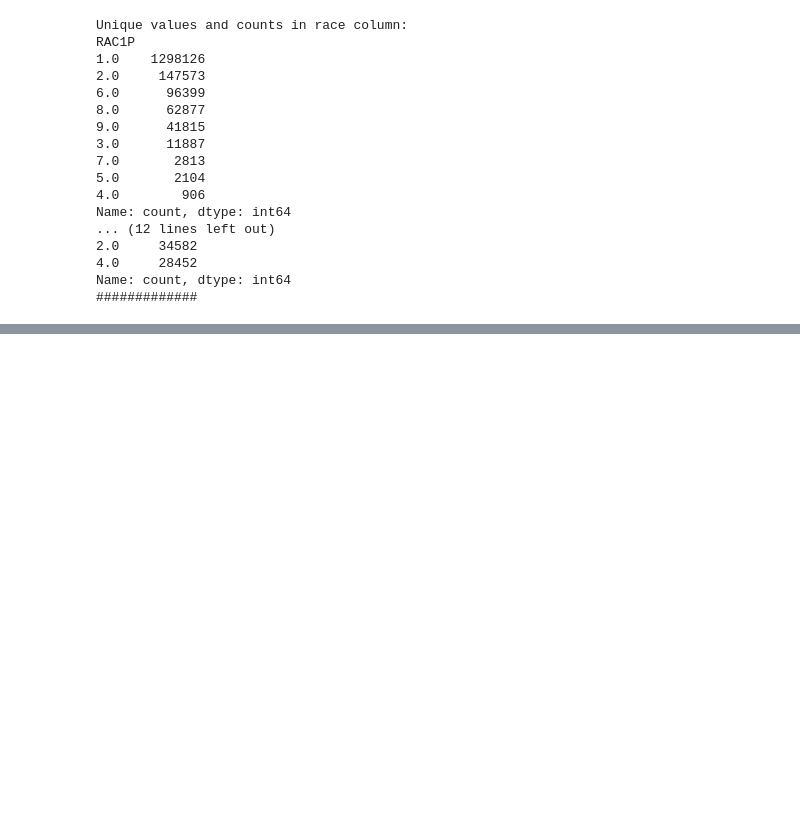
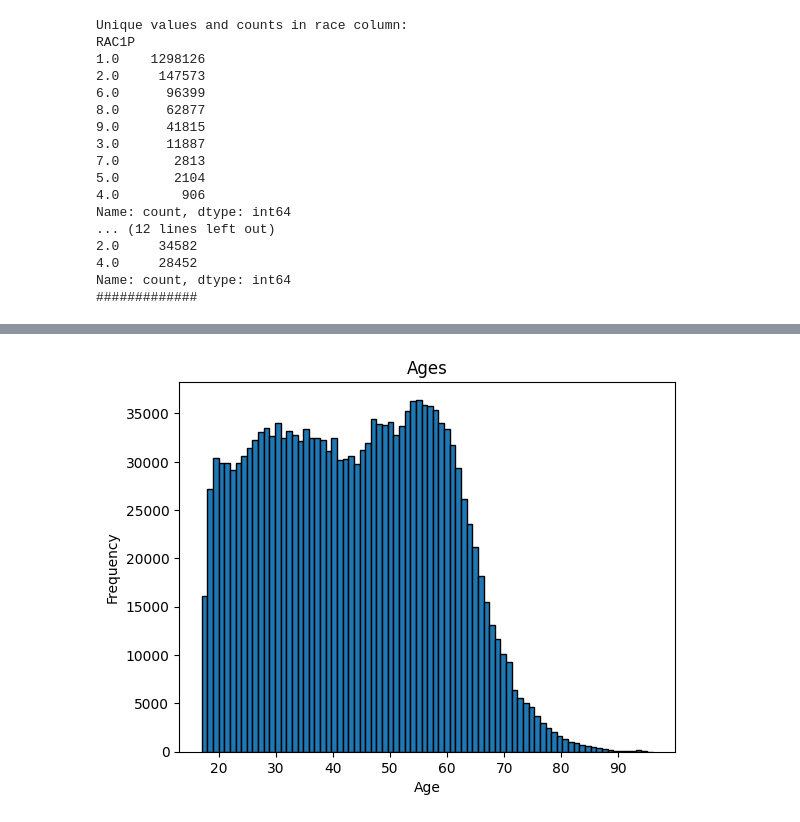
Before and after one commit to maxschaffelder/HCML_project, a Jupyter notebook: data_exploration.ipynb, the cells around one changed output, grey strips where cells are left out. Saved outputs shown, nothing was run; the diff lists cells and outputs as text; code cells hidden in the pictures; blank space fills up the shorter version.

```diff
--- a/data_exploration.ipynb
+++ b/data_exploration.ipynb
@@ -74,0 +168,14 @@ Name: count, dtype: int64
+# %%
+plt.hist(df['AGEP'], bins=80, edgecolor='black')
+
+# Add title and labels
+plt.title('Ages')
+plt.xlabel('Age')
+plt.ylabel('Frequency')
+#plt.yscale("log")
+plt.savefig("graphs/age_distribution_hist.png")
+
+# Show the plot
+plt.show()
+# %% [output]
+[figure, added]
```
Also changed, not shown: parts of 4 cells of this notebook, 3 other files.
